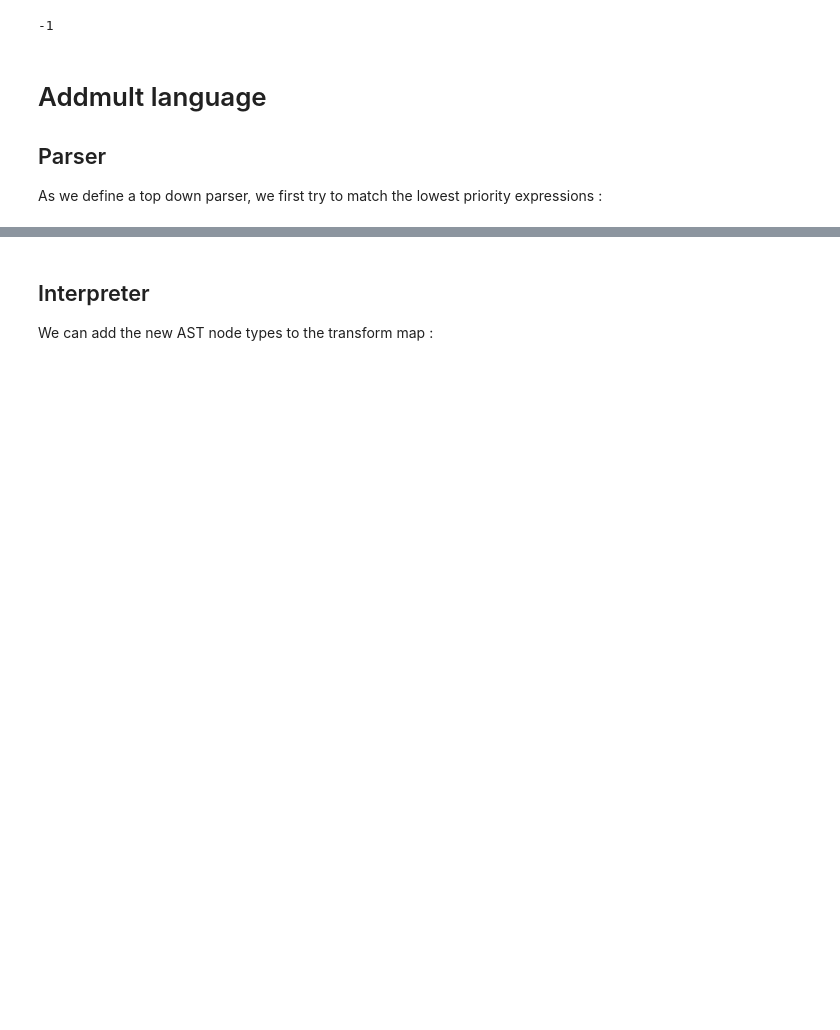
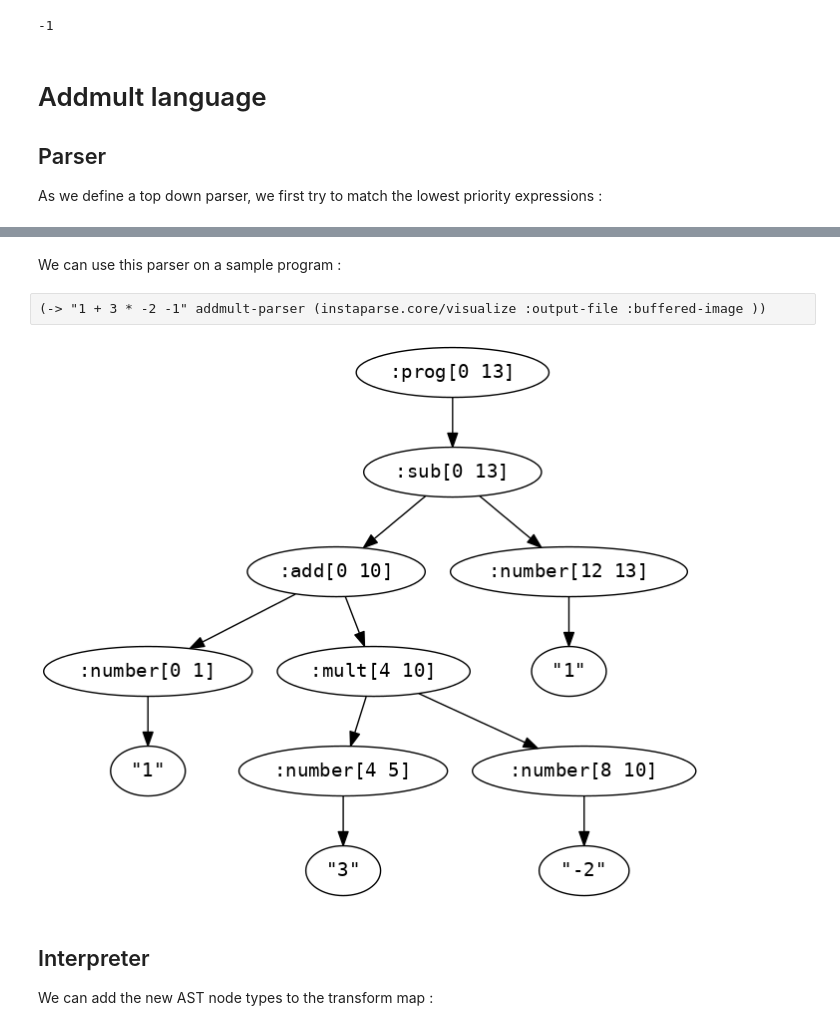
Before and after one commit to bhugueney/binder-test, a Jupyter notebook: Clojure.ipynb, the cells around one changed output, grey strips where cells are left out. Cells and saved outputs as stored; diff of their text form; blank space fills up the shorter version.

Commit message:
addmult parser visualization

```diff
--- a/Clojure.ipynb
+++ b/Clojure.ipynb
@@ -415,3 +414,9 @@ As we define a top down parser, we first try to match the lowest priority expres
+# %% [markdown]
+We can use this parser on a sample program :
+# %%
+(-> "1 + 3 * -2 -1" addmult-parser (instaparse.core/visualize :output-file :buffered-image ))
+# %% [output]
+[figure, added]
 # %% [markdown]
 ## Interpreter
 We can add the new AST node types to the transform map :
```
Also changed, not shown: parts of 11 cells of this notebook.
